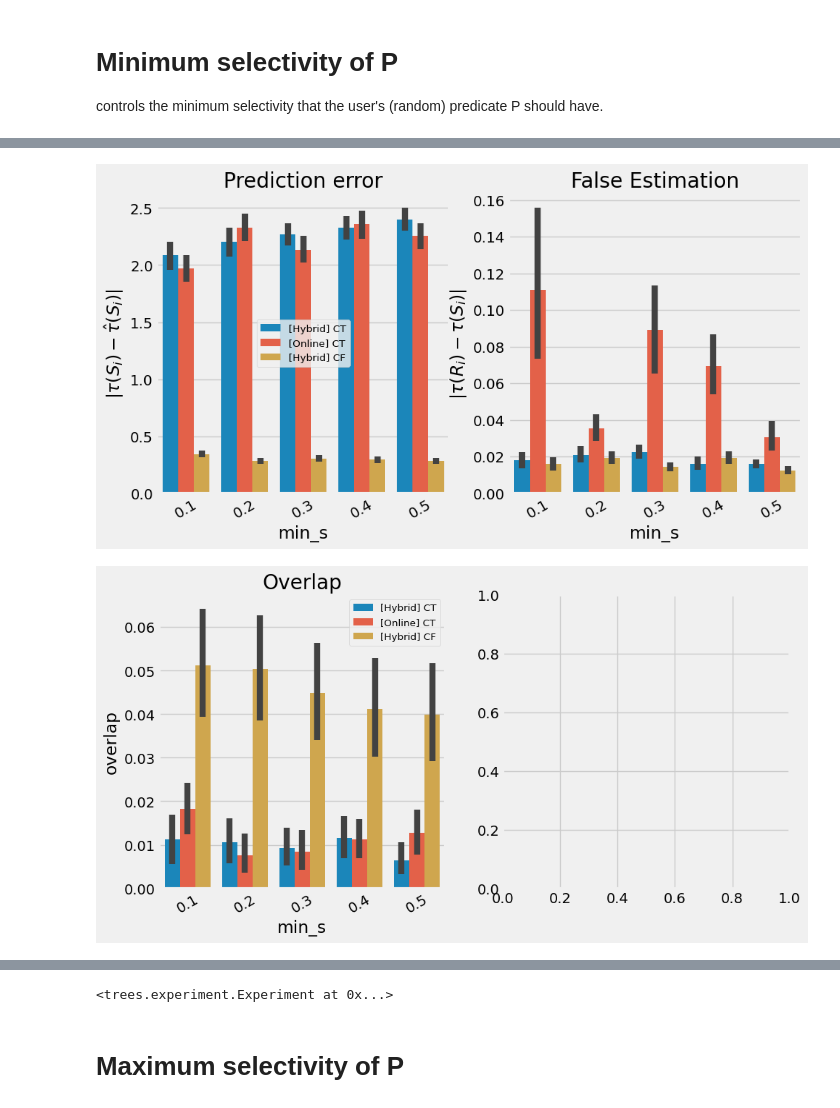
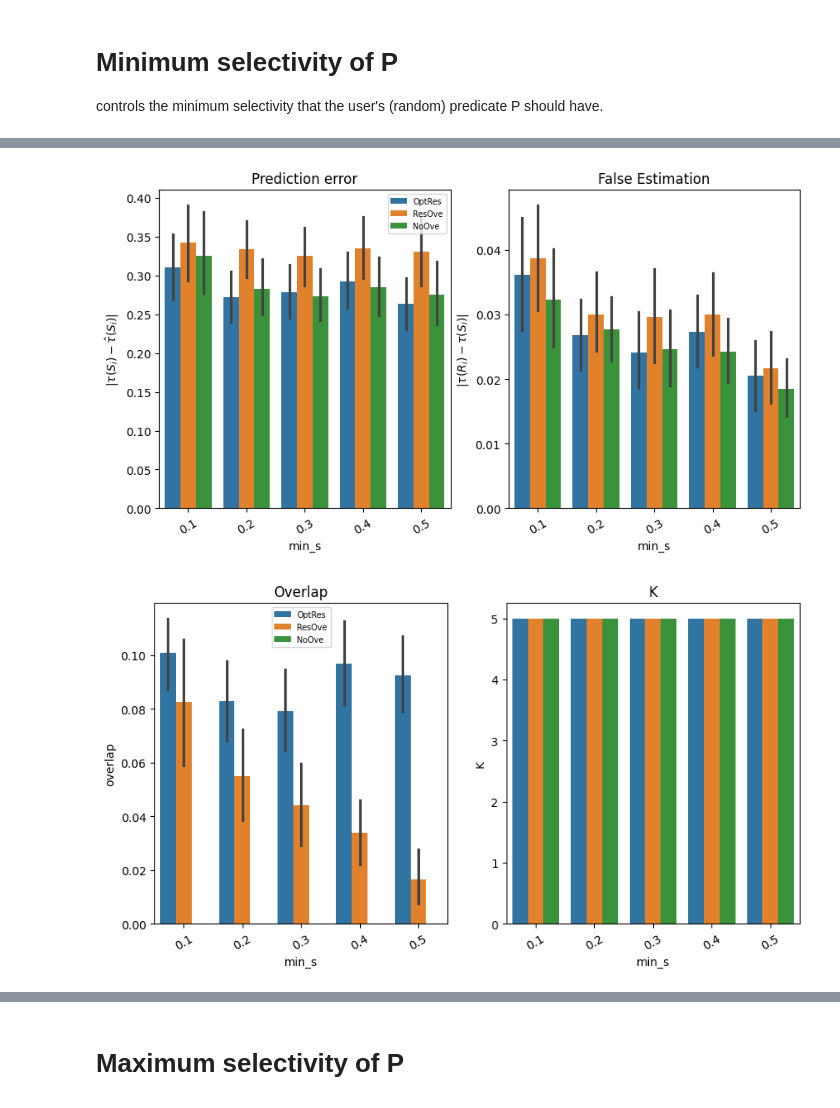
Before and after one commit to antonismand/Query-Driven-Data-Exploration-with-Heterogeneous-Treatment-Effects, a Jupyter notebook: experiments/data_params.ipynb, the cells around one changed output, grey strips where cells are left out. Drawn from its saved outputs; the diff is of its cells as text; code cells hidden in the pictures.

```diff
--- a/experiments/data_params.ipynb
+++ b/experiments/data_params.ipynb
@@ -81,5 +112,6 @@ Experiment("mode", mode=[1,2,3,4,5])
 
 controls the minimum selectivity that the user's (random) predicate P should have.
 # %%
-Experiment("min_s", min_s=[0.1, 0.2, 0.3, 0.4, 0.5])
+exp = Experiment("min_s", min_s=[0.1, 0.2, 0.3, 0.4, 0.5], cate_models = [CFT], topk_methods=main_no_random)
+exp.plot(hue="topK_algorithm")
 # %% [output]
@@ -103,2 +136,2 @@ Experiment("min_s", min_s=[0.1, 0.2, 0.3, 0.4, 0.5])
-[figure, old version]
+[figure, new version]
-[figure, old version]
+[figure, new version]
@@ -108,4 +141,3 @@ Experiment("min_s", min_s=[0.1, 0.2, 0.3, 0.4, 0.5])
-<trees.experiment.Experiment at 0x...>
 # %% [markdown]
 # Maximum selectivity of P
 # %%
```
Also changed, not shown: parts of 8 cells of this notebook, 17 other files.
